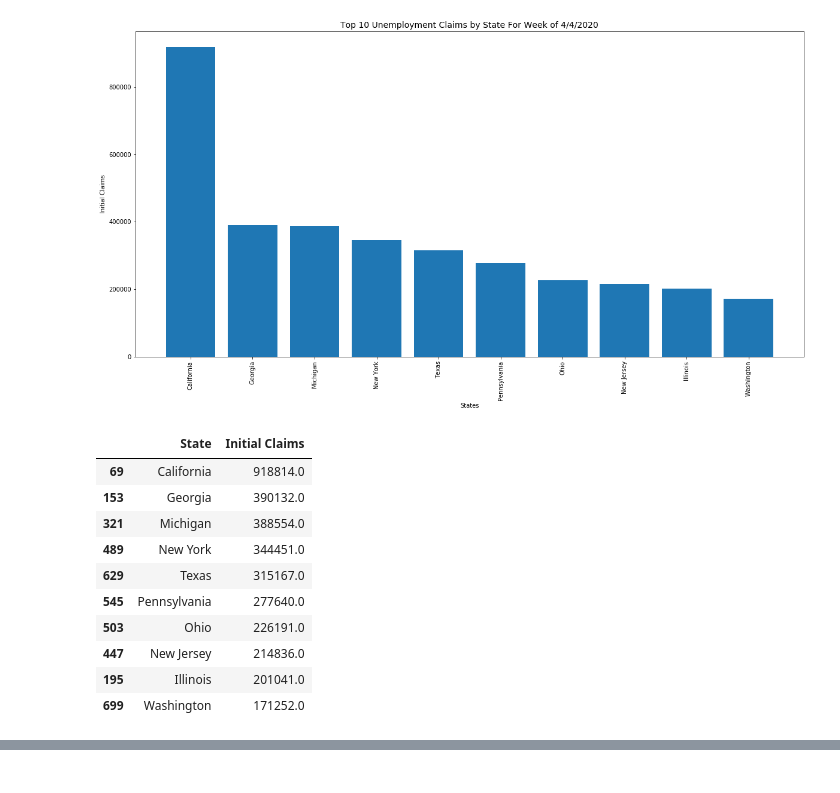
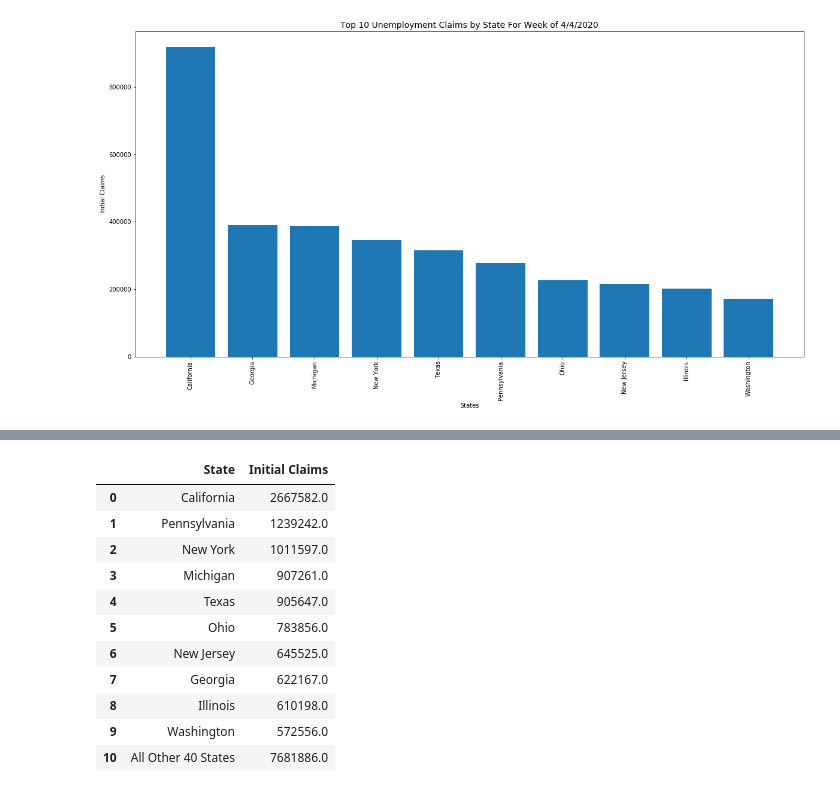
Before and after one commit to lowsaelee/US-Unemployment-Claims-2020, a Jupyter notebook: State_Unemployment_Claims.ipynb, the cells around one changed output, grey strips where cells are left out. Cells and saved outputs as stored; diff of their text form; code cells hidden in the pictures.

```diff
--- a/State_Unemployment_Claims.ipynb
+++ b/State_Unemployment_Claims.ipynb
@@ -132,26 +153,6 @@ plt.xticks(rotation=90)
 plt.ylabel("Initial Claims");
 # %% [output]
 [figure]
-# %%
-dateClaimsFor="4/4/2020"
-
-df_week = df.drop(df[df['Filed week ended'] != dateClaimsFor].index)
-
-df_week.sort_values(by=['Initial Claims'],ascending=False,inplace=True)
-
-df_week[['State','Initial Claims']][0:10]
-# %% [output]
-|  | State | Initial Claims |
-| 69 | California | 918814.0 |
-| 153 | Georgia | 390132.0 |
-| 321 | Michigan | 388554.0 |
-| 489 | New York | 344451.0 |
-| 629 | Texas | 315167.0 |
-| 545 | Pennsylvania | 277640.0 |
-| 503 | Ohio | 226191.0 |
-| 447 | New Jersey | 214836.0 |
-| 195 | Illinois | 201041.0 |
-| 699 | Washington | 171252.0 |
 # %%
 import folium
 
@@ -177,3 +178,30 @@ folium.LayerControl().add_to(map)
 map
 # %% [output]
 [interactive output not drawn]
+# %%
+TopStates = 10
+
+df_TopStates = df_states[0:TopStates]
+
+allOther = df_states['Initial Claims'][TopStates:].sum()
+
+remaining = 50 - TopStates
+allOtherName = 'All Other {} States'.format(remaining)
+df_temp = [{'State':allOtherName,'Initial Claims':allOther}]
+
+df_TopStates = df_TopStates.append(df_temp,ignore_index=True,sort=False)
+df_TopStates
+#df_temp
+# %% [output]
+|  | State | Initial Claims |
+| 0 | California | 2667582.0 |
+| 1 | Pennsylvania | 1239242.0 |
+| 2 | New York | 1011597.0 |
+| 3 | Michigan | 907261.0 |
+| 4 | Texas | 905647.0 |
+| 5 | Ohio | 783856.0 |
+| 6 | New Jersey | 645525.0 |
+| 7 | Georgia | 622167.0 |
+| 8 | Illinois | 610198.0 |
+| 9 | Washington | 572556.0 |
+| 10 | All Other 40 States | 7681886.0 |
```
Also changed, not shown: parts of 4 cells of this notebook.
